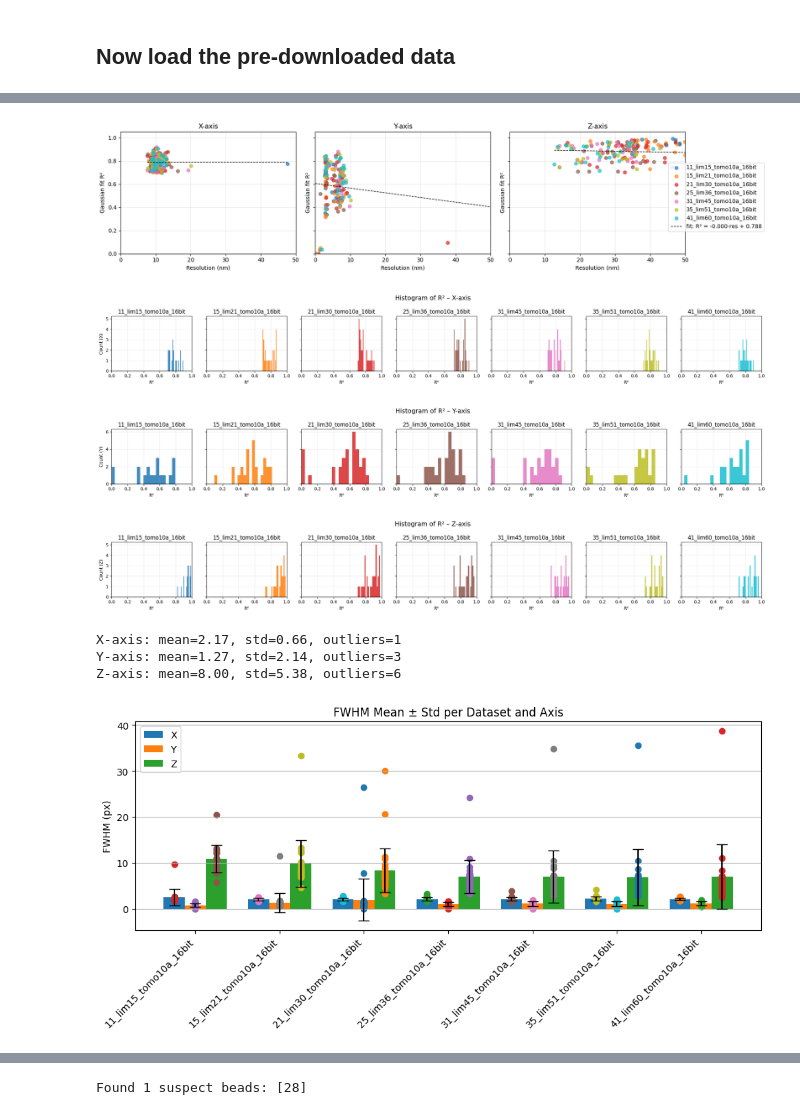
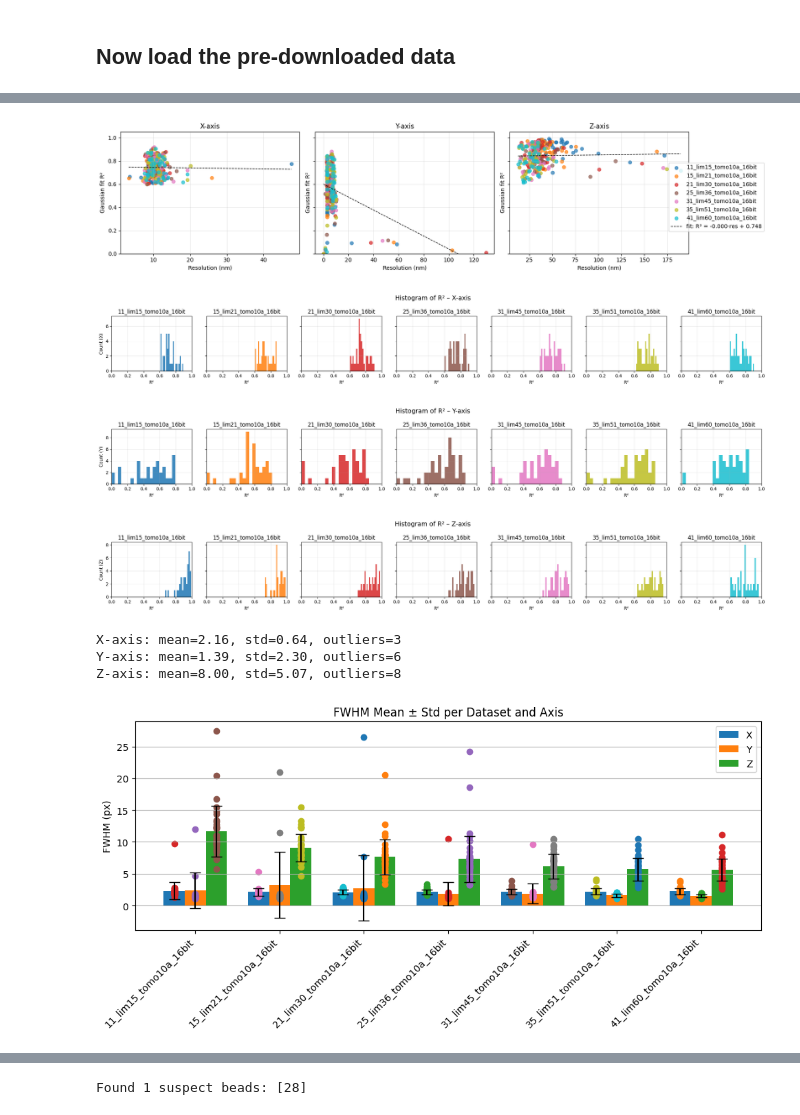
Before and after one commit to kuan-lab/tem-tomo, a Jupyter notebook: bead_resolution/250614_bead_res.ipynb, the cells around one changed output, grey strips where cells are left out. Saved outputs shown, nothing was run; the diff lists cells and outputs as text; code cells hidden in the pictures.

Commit message:
minor updates for bead code

```diff
--- a/bead_resolution/250614_bead_res.ipynb
+++ b/bead_resolution/250614_bead_res.ipynb
@@ -136,16 +136,3 @@ Using layer: 11_lim15_tomo10a_16bit.tif
 ... (188 outputs left out)
 # %% [markdown]
 ### optionally inspect a few
-# %%
-# Pick a subvolume
-vol = subvolumes[28]
-z, y, x = vol.shape
-
-profile_z = vol[:, y//2, x//2]
-profile_y = vol[z//2, :, x//2]
-profile_x = vol[z//2, y//2, :]
-
-# Fit and plot
-utils.fit_gaussian_and_compute_fwhm(profile_x, linewidth = 1, plot_fit=True, title="Bead 0 - X Profile")
-utils.fit_gaussian_and_compute_fwhm(profile_y, linewidth = 1, plot_fit=True, title="Bead 0 - Y Profile")
-utils.fit_gaussian_and_compute_fwhm(profile_z, linewidth = 1, plot_fit=True, title="Bead 0 - Z Profile")
@@ -159,6 +167,7 @@ utils.fit_gaussian_and_compute_fwhm(profile_z, linewidth = 1, plot_fit=True, tit
 # %% [markdown]
 ## Now load the pre-downloaded data
 # %%
+
 bead_diam_nm = 0
 px_nm = 4.9
 subvolumes_list = []
@@ -173,7 +182,7 @@ for i_dataset, dataset_name in enumerate(datasets):
     subvolumes, annotation_points = utils.load_subvolumes_from_npz(file_name)
     subvolumes_list.append(subvolumes)
     fwhms_x, fwhms_y, fwhms_z, r2s_x, r2s_y, r2s_z = utils.compute_fwhms_from_subvolumes(subvolumes, bead_diam_nm = bead_diam_nm,
-        pixel_size_nm = px_nm, r2_cutoff = 0, linewidth = 1)
+        pixel_size_nm = px_nm, r2_cutoff = 0.6, linewidth = 1)
     all_fwhms_x.append(fwhms_x)
     all_fwhms_y.append(fwhms_y)
     all_fwhms_z.append(fwhms_z)
@@ -219,6 +228,7 @@ def plot_r2_vs_resolution(
     fwhm_lists, r2_lists, datasets, px_nm, axis_label, ax, cmap_name="tab10"
 ):
     """
+
     Scatter R² vs. resolution for a single axis on the given Matplotlib Axes.
     """
     n_ds = len(datasets)
@@ -241,35 +251,35 @@ def plot_r2_vs_resolution(
         )
 
     # Trend line (pooled)
     all_res_nm = np.concatenate([np.asarray(lst) * px_nm for lst in fwhm_lists])
     all_r2     = np.concatenate([np.asarray(lst)        for lst in r2_lists])
     mask = np.isfinite(all_res_nm) & np.isfinite(all_r2)
     if mask.sum() > 2:
         m, b = np.polyfit(all_res_nm[mask], all_r2[mask], 1)
         xline = np.linspace(all_res_nm[mask].min(), all_res_nm[mask].max(), 100)
         ax.plot(xline, m * xline + b, "k--", lw=1, label=f"fit: R² = {m:.3f}·res + {b:.3f}")
 
     ax.set_xlabel("Resolution (nm)")
     ax.set_ylabel("Gaussian fit R²")
     ax.set_title(f"{axis_label}-axis")
     ax.set_ylim(0, 1.05)
-    ax.set_xlim(0, 50)
+    #ax.set_xlim(0, 50)
     ax.grid(True, alpha=0.3)
 
 # ---------------- main figure ----------------
 fig, axes = plt.subplots(1, 3, figsize=(15, 4), sharey=True)
 
 plot_r2_vs_resolution(all_fwhms_x, all_r2s_x, datasets, px_nm, "X", axes[0])
 plot_r2_vs_resolution(all_fwhms_y, all_r2s_y, datasets, px_nm, "Y", axes[1])
 plot_r2_vs_resolution(all_fwhms_z, all_r2s_z, datasets, px_nm, "Z", axes[2])
 
 # Put a single legend to the right
 handles, labels = axes[0].get_legend_handles_labels()
 fig.legend(handles, labels, loc="center right", bbox_to_anchor=(1.12, 0.5))
 plt.tight_layout()
 plt.show()
 # %% [output]
-[figure, old version]
+[figure, new version]
 # %%
 import numpy as np
 import matplotlib.pyplot as plt
@@ -350,15 +360,15 @@ plot_r2_histograms(all_r2s_x, datasets, "X")
 plot_r2_histograms(all_r2s_y, datasets, "Y")
 plot_r2_histograms(all_r2s_z, datasets, "Z")
 # %% [output]
-[figure, old version]
+[figure, new version]
-[figure, old version]
+[figure, new version]
-[figure, old version]
+[figure, new version]
 # %%
 out_x, out_y, out_z = utils.report_fwhm_outliers(all_fwhms_x, all_fwhms_y, all_fwhms_z)
 # %% [output]
-X-axis: mean=2.17, std=0.66, outliers=1
-Y-axis: mean=1.27, std=2.14, outliers=3
-Z-axis: mean=8.00, std=5.38, outliers=6
+X-axis: mean=2.16, std=0.64, outliers=3
+Y-axis: mean=1.39, std=2.30, outliers=6
+Z-axis: mean=8.00, std=5.07, outliers=8
 # %%
 # Filter in-place: remove FWHM values > 100 from each sublist
 all_fwhms_x = [[val for val in sublist if val <= 30] for sublist in all_fwhms_x]
@@ -372,11 +382,12 @@ all_fwhms_z = [[val for val in sublist if val >= 1] for sublist in all_fwhms_z]
 # %%
 from importlib import reload
 reload(utils)
+
 utils.plot_fwhm_summary_by_dataset(all_fwhms_x, all_fwhms_y, all_fwhms_z, dataset_names=datasets)
 
 #plt.savefig(figs_dir + '250620_rev_Fig1g_bar_alt.pdf', bbox_inches = 'tight')
 # %% [output]
-[figure, old version]
+[figure, new version]
 # %%
 clean_fwhms_x, clean_fwhms_y, clean_fwhms_z = utils.remove_joint_outliers(
     all_fwhms_x, all_fwhms_y, all_fwhms_z, threshold=100.0
```
Also changed, not shown: parts of 8 cells of this notebook, 1 other file.
